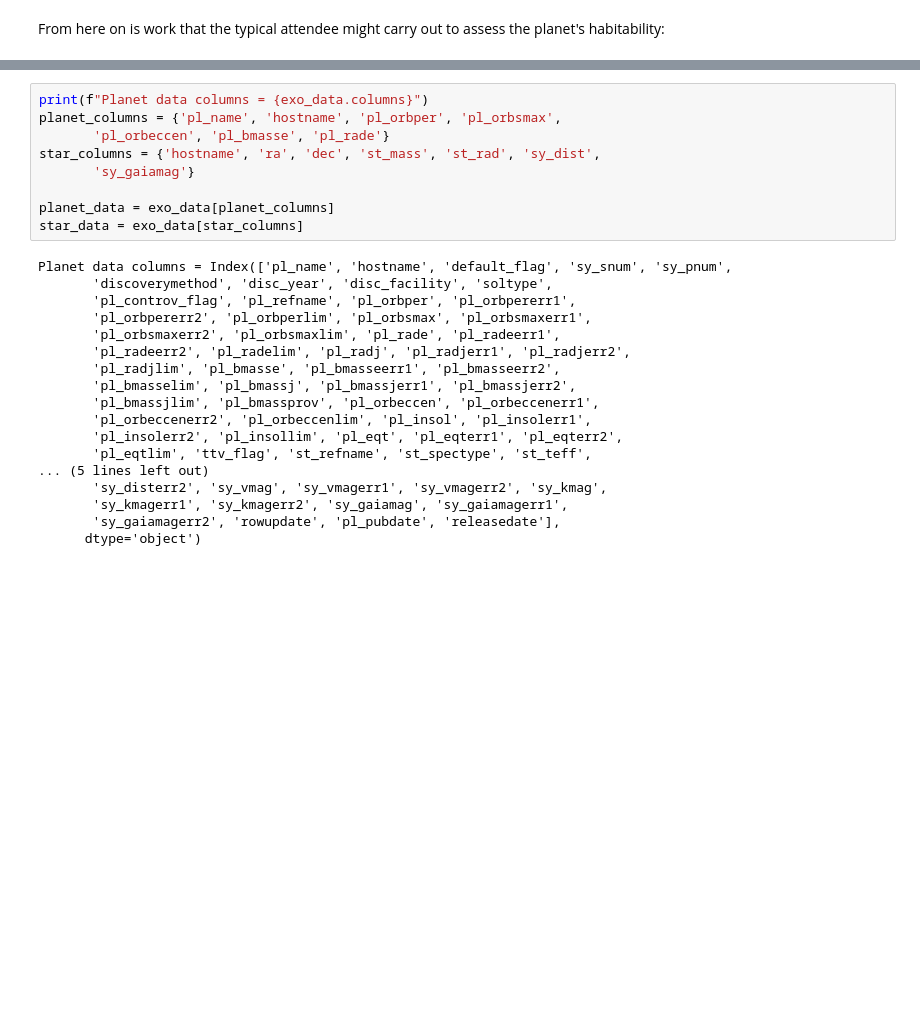
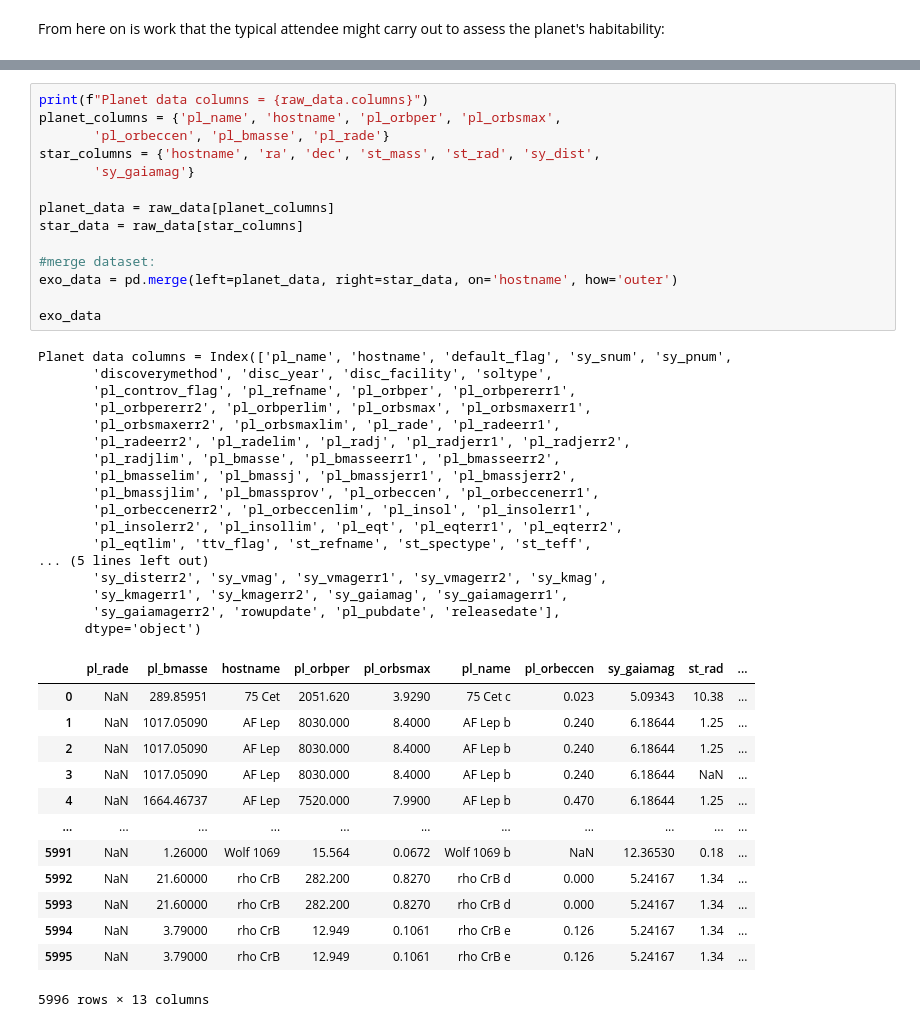
Before and after one commit to thomasbourke1/physoc-hackathon, a Jupyter notebook: concept.ipynb, the cells around one changed output, grey strips where cells are left out. Cells and saved outputs as stored; diff of their text form; blank space fills up the shorter version.

```diff
--- a/concept.ipynb
+++ b/concept.ipynb
@@ -41,29 +41,47 @@ exo_data
 | 917 | rho CrB e | rho CrB | 1 | 1 | 4 | Radial Velocity | 2023 | Lowell Observatory | Published Confirmed | ... |
 918 rows × 92 columns
 # %%
-print(f"Planet data columns = {exo_data.columns}")
+print(f"Planet data columns = {raw_data.columns}")
 planet_columns = {'pl_name', 'hostname', 'pl_orbper', 'pl_orbsmax',
        'pl_orbeccen', 'pl_bmasse', 'pl_rade'}
 star_columns = {'hostname', 'ra', 'dec', 'st_mass', 'st_rad', 'sy_dist',
        'sy_gaiamag'}
 
-planet_data = exo_data[planet_columns]
-star_data = exo_data[star_columns]
+planet_data = raw_data[planet_columns]
+star_data = raw_data[star_columns]
+
+#merge dataset:
+exo_data = pd.merge(left=planet_data, right=star_data, on='hostname', how='outer')
+
+exo_data
 # %% [output]
 Planet data columns = Index(['pl_name', 'hostname', 'default_flag', 'sy_snum', 'sy_pnum',
        'discoverymethod', 'disc_year', 'disc_facility', 'soltype',
        'pl_controv_flag', 'pl_refname', 'pl_orbper', 'pl_orbpererr1',
        'pl_orbpererr2', 'pl_orbperlim', 'pl_orbsmax', 'pl_orbsmaxerr1',
        'pl_orbsmaxerr2', 'pl_orbsmaxlim', 'pl_rade', 'pl_radeerr1',
        'pl_radeerr2', 'pl_radelim', 'pl_radj', 'pl_radjerr1', 'pl_radjerr2',
        'pl_radjlim', 'pl_bmasse', 'pl_bmasseerr1', 'pl_bmasseerr2',
        'pl_bmasselim', 'pl_bmassj', 'pl_bmassjerr1', 'pl_bmassjerr2',
        'pl_bmassjlim', 'pl_bmassprov', 'pl_orbeccen', 'pl_orbeccenerr1',
        'pl_orbeccenerr2', 'pl_orbeccenlim', 'pl_insol', 'pl_insolerr1',
        'pl_insolerr2', 'pl_insollim', 'pl_eqt', 'pl_eqterr1', 'pl_eqterr2',
        'pl_eqtlim', 'ttv_flag', 'st_refname', 'st_spectype', 'st_teff',
 ... (5 lines left out)
        'sy_disterr2', 'sy_vmag', 'sy_vmagerr1', 'sy_vmagerr2', 'sy_kmag',
        'sy_kmagerr1', 'sy_kmagerr2', 'sy_gaiamag', 'sy_gaiamagerr1',
        'sy_gaiamagerr2', 'rowupdate', 'pl_pubdate', 'releasedate'],
       dtype='object')
+|  | pl_rade | pl_bmasse | hostname | pl_orbper | pl_orbsmax | pl_name | pl_orbeccen | sy_gaiamag | st_rad | ... |
+| 0 | NaN | 289.85951 | 75 Cet | 2051.620 | 3.9290 | 75 Cet c | 0.023 | 5.09343 | 10.38 | ... |
+| 1 | NaN | 1017.05090 | AF Lep | 8030.000 | 8.4000 | AF Lep b | 0.240 | 6.18644 | 1.25 | ... |
+| 2 | NaN | 1017.05090 | AF Lep | 8030.000 | 8.4000 | AF Lep b | 0.240 | 6.18644 | 1.25 | ... |
+| 3 | NaN | 1017.05090 | AF Lep | 8030.000 | 8.4000 | AF Lep b | 0.240 | 6.18644 | NaN | ... |
+| 4 | NaN | 1664.46737 | AF Lep | 7520.000 | 7.9900 | AF Lep b | 0.470 | 6.18644 | 1.25 | ... |
+| ... | ... | ... | ... | ... | ... | ... | ... | ... | ... | ... |
+| 5991 | NaN | 1.26000 | Wolf 1069 | 15.564 | 0.0672 | Wolf 1069 b | NaN | 12.36530 | 0.18 | ... |
+| 5992 | NaN | 21.60000 | rho CrB | 282.200 | 0.8270 | rho CrB d | 0.000 | 5.24167 | 1.34 | ... |
+| 5993 | NaN | 21.60000 | rho CrB | 282.200 | 0.8270 | rho CrB d | 0.000 | 5.24167 | 1.34 | ... |
+| 5994 | NaN | 3.79000 | rho CrB | 12.949 | 0.1061 | rho CrB e | 0.126 | 5.24167 | 1.34 | ... |
+| 5995 | NaN | 3.79000 | rho CrB | 12.949 | 0.1061 | rho CrB e | 0.126 | 5.24167 | 1.34 | ... |
+5996 rows × 13 columns
```
Also changed, not shown: parts of 6 cells of this notebook.
